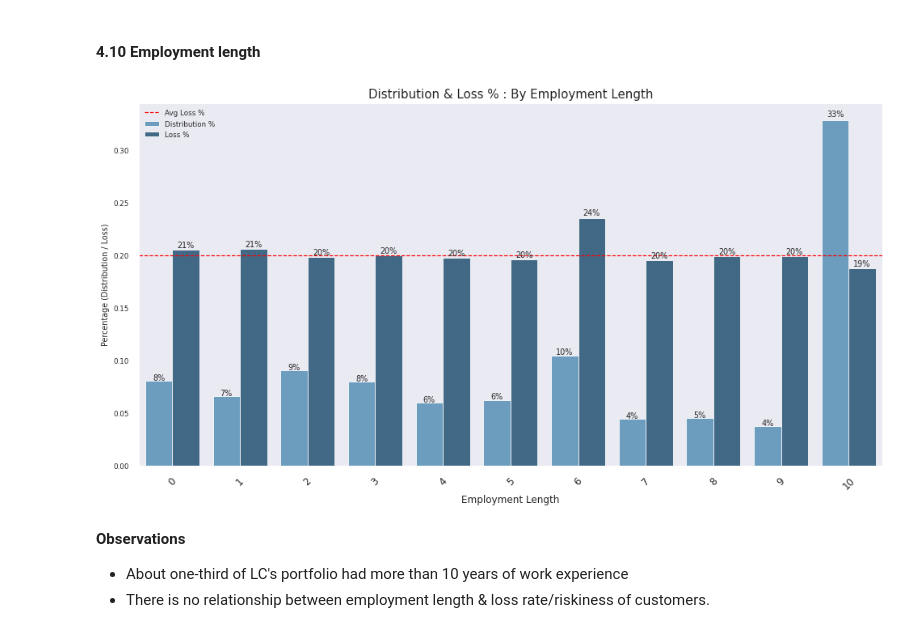
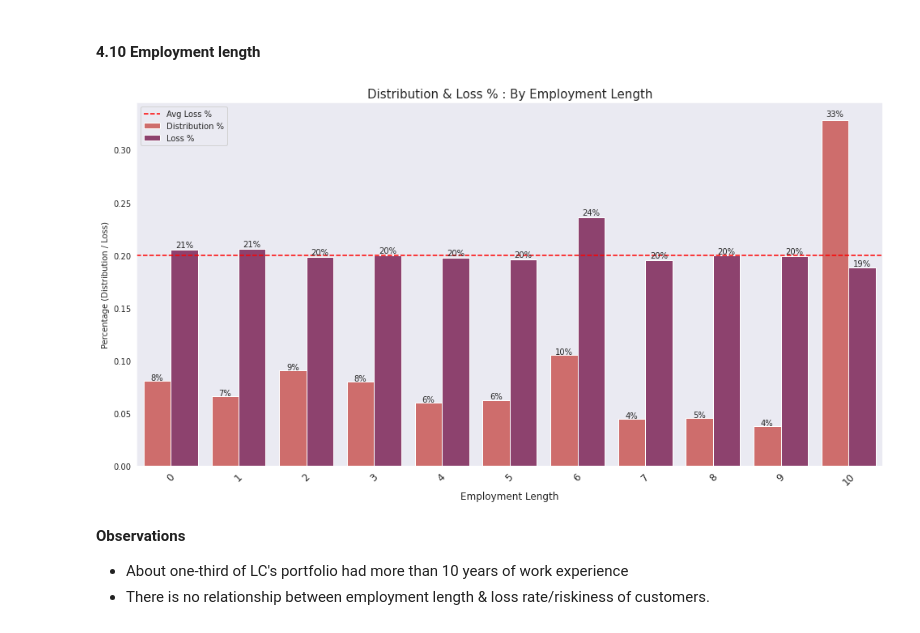
Before and after one commit to sashwinbwaj/Lending-Club-Analysis, a Jupyter notebook: LendingClub_EDA.ipynb, the cells around one changed output. Cells and saved outputs as stored; diff of their text form; code cells hidden in the pictures.

```diff
--- a/LendingClub_EDA.ipynb
+++ b/LendingClub_EDA.ipynb
@@ -792,9 +792,9 @@ EDA.plot_numerical(var = 'percent_bc_gt_75', var_label = '% of High Util Bankcar
 # %% [markdown]
 #### 4.10 Employment length
 # %%
-EDA.combo_graph(var = 'emp_length', var_label = 'Employment Length')
+EDA.combo_graph(var = 'emp_length', var_label = 'Employment Length', pal = 'flare')
 # %% [output]
-[figure, old version]
+[figure, new version]
 # %% [markdown]
 **Observations**
 * About one-third of LC's portfolio had more than 10 years of work experience
```
Also changed, not shown: parts of 1 cell of this notebook.
